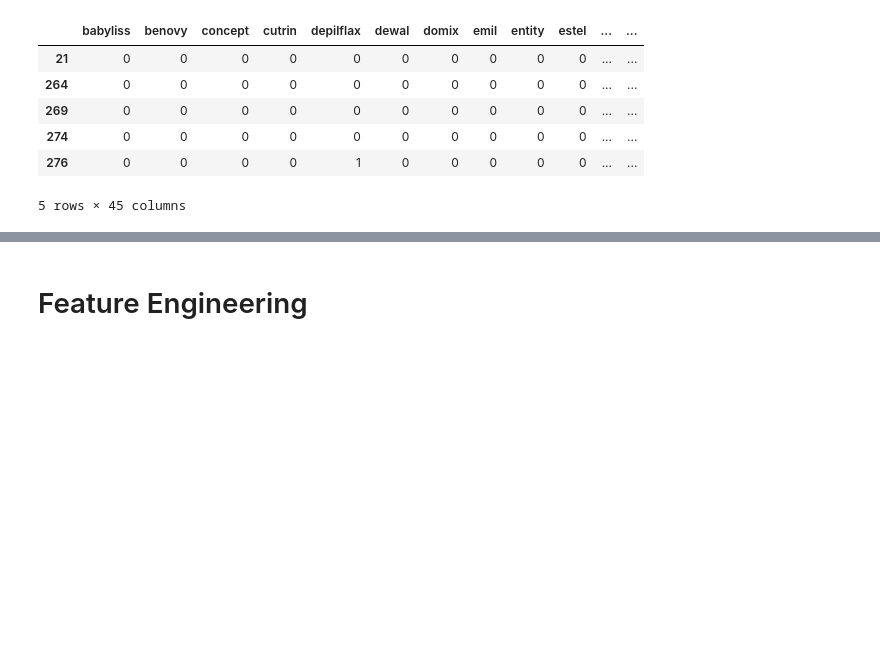
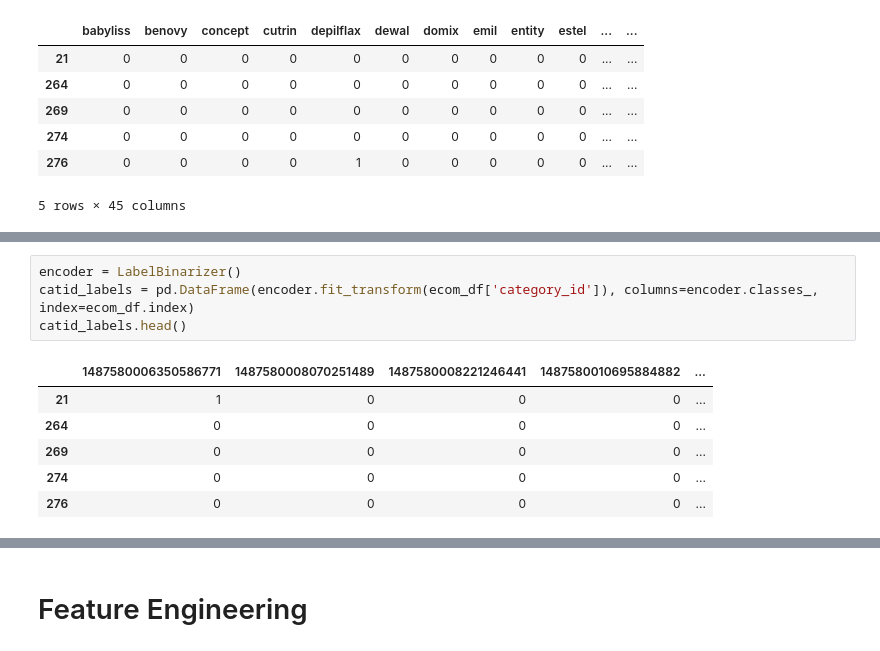
Before and after one commit to Johnny-Foreigner/predicting_purchases, a Jupyter notebook: data_exploration/MessyBedroom.ipynb, the cells around one changed output, grey strips where cells are left out. Cells and saved outputs as stored; diff of their text form; blank space fills up the shorter version.

```diff
--- a/data_exploration/MessyBedroom.ipynb
+++ b/data_exploration/MessyBedroom.ipynb
@@ -114,3 +127,14 @@ brand_labels.head()
+# %%
+encoder = LabelBinarizer()
+catid_labels = pd.DataFrame(encoder.fit_transform(ecom_df['category_id']), columns=encoder.classes_, index=ecom_df.index)
+catid_labels.head()
+# %% [output]
+|  | 1487580006350586771 | 1487580008070251489 | 1487580008221246441 | 1487580010695884882 | ... |
+| 21 | 1 | 0 | 0 | 0 | ... |
+| 264 | 0 | 0 | 0 | 0 | ... |
+| 269 | 0 | 0 | 0 | 0 | ... |
+| 274 | 0 | 0 | 0 | 0 | ... |
+| 276 | 0 | 0 | 0 | 0 | ... |
 # %%
 #Join our Labeled Columns to our main DataFrame
 ecom_df = ecom_df.join(etype_labels)
```
Also changed, not shown: parts of 15 cells of this notebook.
